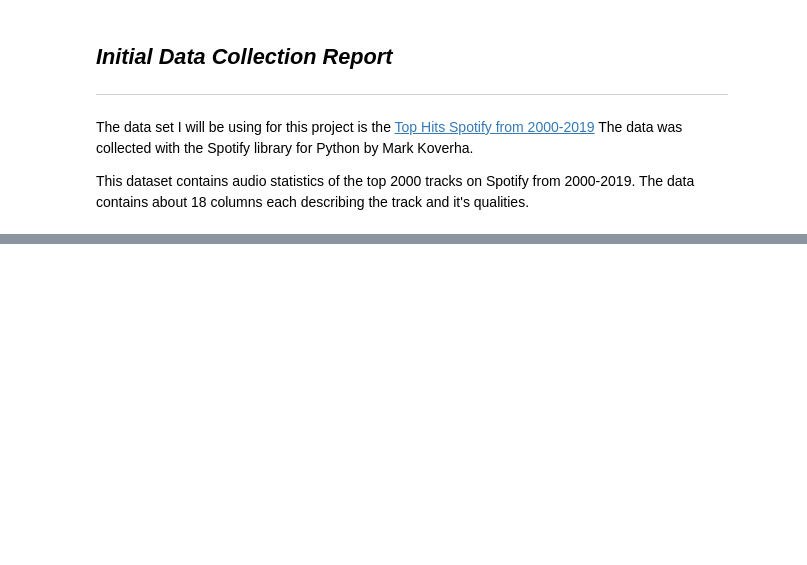
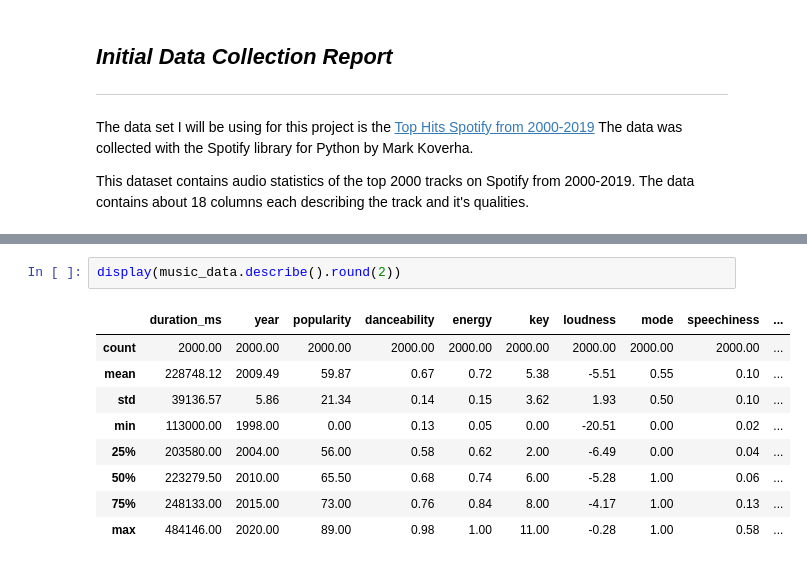
Before and after one commit to Hoover328/Data-Analytics-CA2-Music-Project, a Jupyter notebook: Notebook Files/MusicProject.ipynb, the cells around one changed output, grey strips where cells are left out. Cells and saved outputs as stored; diff of their text form; blank space fills up the shorter version.

```diff
--- a/Notebook Files/MusicProject.ipynb
+++ b/Notebook Files/MusicProject.ipynb
@@ -202,0 +244,12 @@ plt.show()
+# %%
+display(music_data.describe().round(2))
+# %% [output]
+|  | duration_ms | year | popularity | danceability | energy | key | loudness | mode | speechiness | ... |
+| count | 2000.00 | 2000.00 | 2000.00 | 2000.00 | 2000.00 | 2000.00 | 2000.00 | 2000.00 | 2000.00 | ... |
+| mean | 228748.12 | 2009.49 | 59.87 | 0.67 | 0.72 | 5.38 | -5.51 | 0.55 | 0.10 | ... |
+| std | 39136.57 | 5.86 | 21.34 | 0.14 | 0.15 | 3.62 | 1.93 | 0.50 | 0.10 | ... |
+| min | 113000.00 | 1998.00 | 0.00 | 0.13 | 0.05 | 0.00 | -20.51 | 0.00 | 0.02 | ... |
+| 25% | 203580.00 | 2004.00 | 56.00 | 0.58 | 0.62 | 2.00 | -6.49 | 0.00 | 0.04 | ... |
+| 50% | 223279.50 | 2010.00 | 65.50 | 0.68 | 0.74 | 6.00 | -5.28 | 1.00 | 0.06 | ... |
+| 75% | 248133.00 | 2015.00 | 73.00 | 0.76 | 0.84 | 8.00 | -4.17 | 1.00 | 0.13 | ... |
+| max | 484146.00 | 2020.00 | 89.00 | 0.98 | 1.00 | 11.00 | -0.28 | 1.00 | 0.58 | ... |
```
Also changed, not shown: parts of 14 cells of this notebook.
